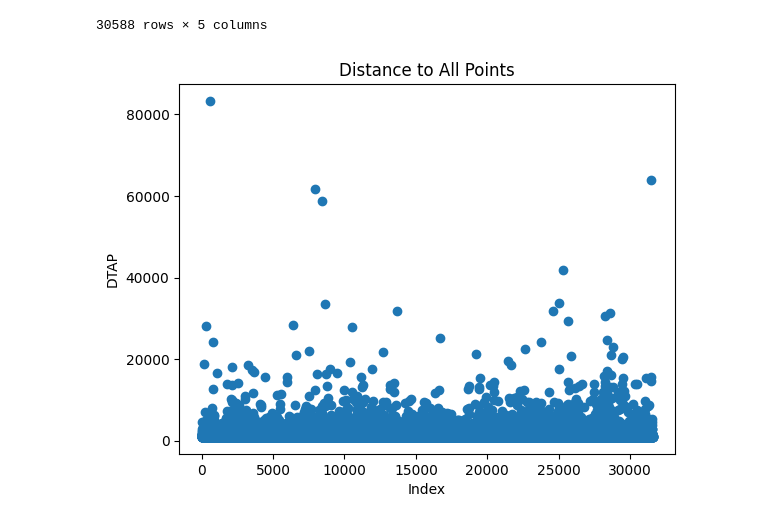
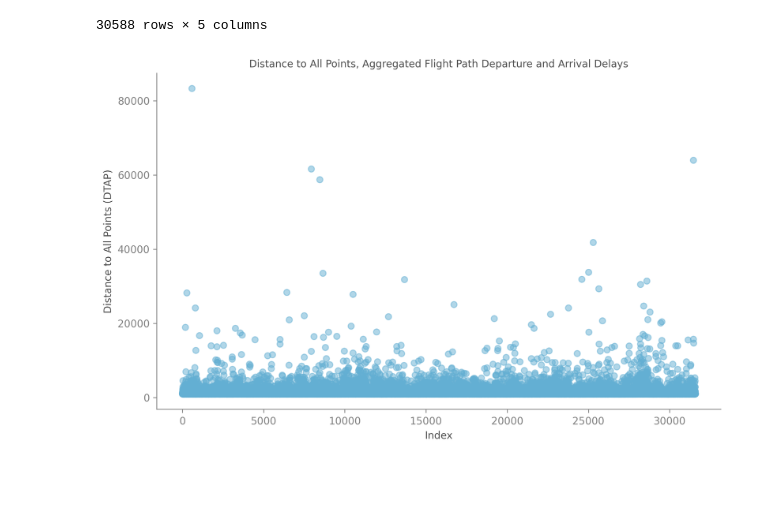
Before and after one commit to mairihallman/MAT-4376E-F24, a Jupyter notebook: 4-anomaly-detection-and-outlier-analysis/new_dtap_dtnn.ipynb, the cells around one changed output. Saved outputs shown, nothing was run; the diff lists cells and outputs as text; code cells hidden in the pictures; blank space fills up the shorter version.

```diff
--- a/4-anomaly-detection-and-outlier-analysis/new_dtap_dtnn.ipynb
+++ b/4-anomaly-detection-and-outlier-analysis/new_dtap_dtnn.ipynb
@@ -101,11 +99,3 @@ points = np.array(list(zip(delays['DEP_DELAY_scaled'], delays['ARR_DELAY_scaled'
 distances = squareform(pdist(points))
 # %%
 delays['dtap'] = distances.sum(axis=1)
-# %%
-plt.scatter(delays.index, delays['dtap'])
-plt.title("Distance to All Points")
-plt.xlabel("Index")
-plt.ylabel("DTAP")
-plt.show()
-# %% [output]
-[figure, removed]
@@ -111,0 +110,18 @@ plt.show()
+# %%
+plt.figure(figsize=(10, 6), dpi=300)
+plt.scatter(delays.index, delays['dtap'], color='#63afd3', alpha=0.5)
+
+ax = plt.gca()  # Get the current axis
+ax.spines['top'].set_visible(False)
+ax.spines['right'].set_visible(False)
+ax.spines['left'].set_color('gray')
+ax.spines['bottom'].set_color('gray')
+ax.tick_params(axis='both', which='both', colors='gray')
+
+ax.set_xlabel('Index', color='#4d4d4d')
+ax.set_ylabel('Distance to All Points (DTAP)', color='#4d4d4d')
+ax.set_title('Distance to All Points, Aggregated Flight Path Departure and Arrival Delays', color='#4d4d4d', fontsize=10)
+
+plt.show()
+# %% [output]
+[figure, added]
```
Also changed, not shown: parts of 18 cells of this notebook, 8 other files.
